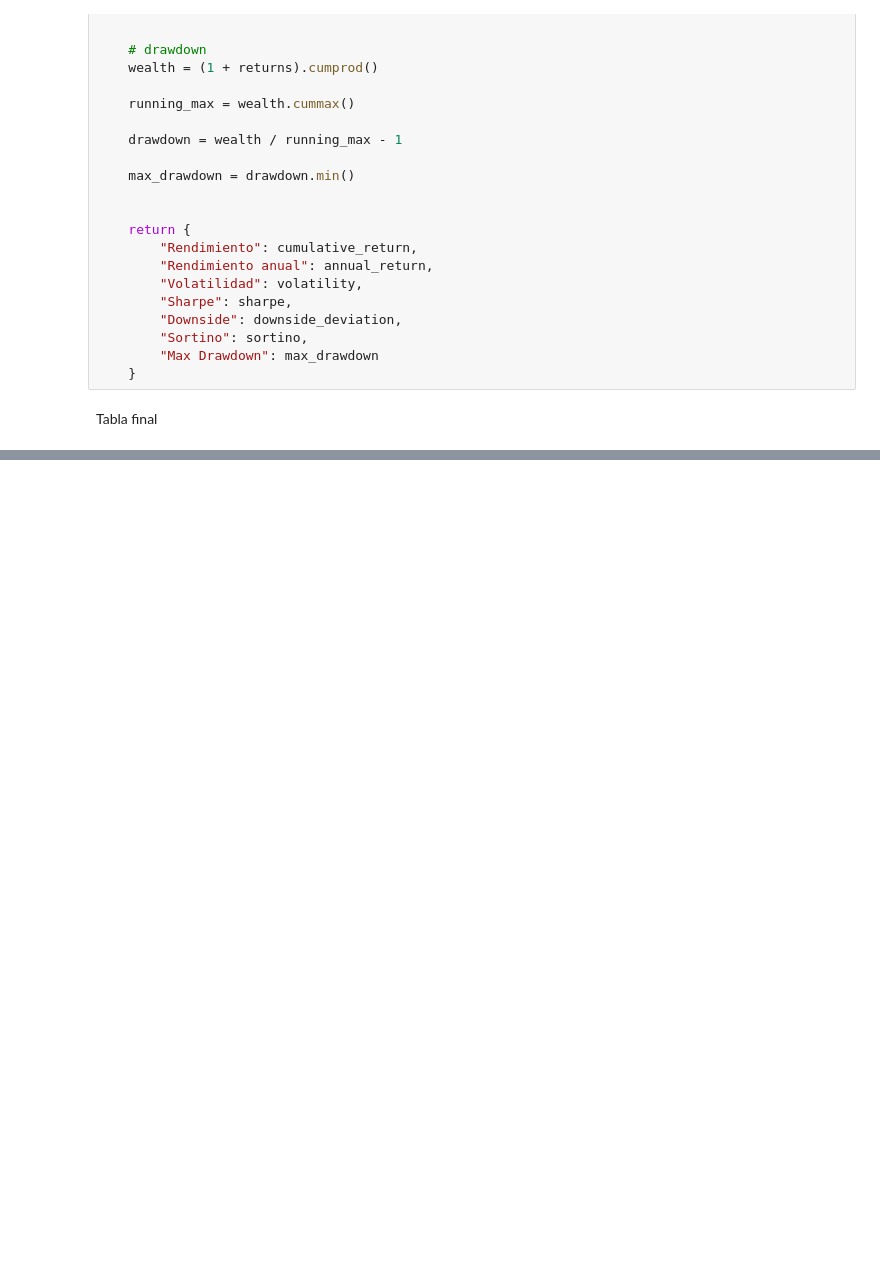
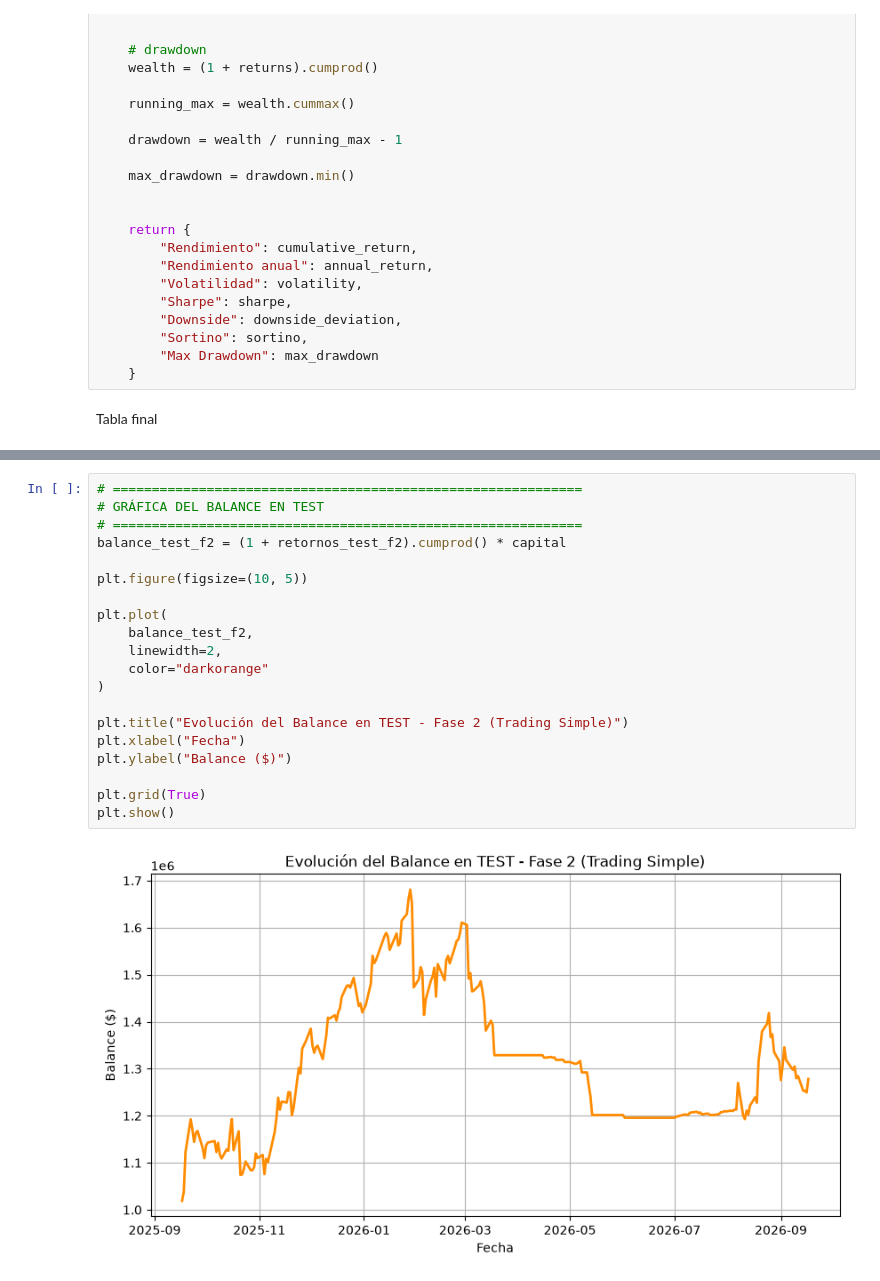
Before and after one commit to DayanniGodoy/MIA, a Jupyter notebook: proyecto_1.ipynb, the cells around one changed output, grey strips where cells are left out. Drawn from its saved outputs; the diff is of its cells as text; blank space fills up the shorter version.

```diff
--- a/proyecto_1.ipynb
+++ b/proyecto_1.ipynb
@@ -503,0 +1177,22 @@ plt.show()
+# %%
+# ============================================================
+# GRÁFICA DEL BALANCE EN TEST
+# ============================================================
+balance_test_f2 = (1 + retornos_test_f2).cumprod() * capital
+
+plt.figure(figsize=(10, 5))
+
+plt.plot(
+    balance_test_f2,
+    linewidth=2,
+    color="darkorange"
+)
+
+plt.title("Evolución del Balance en TEST - Fase 2 (Trading Simple)")
+plt.xlabel("Fecha")
+plt.ylabel("Balance ($)")
+
+plt.grid(True)
+plt.show()
+# %% [output]
+[figure, added]
```
Also changed, not shown: parts of 40 cells of this notebook.
